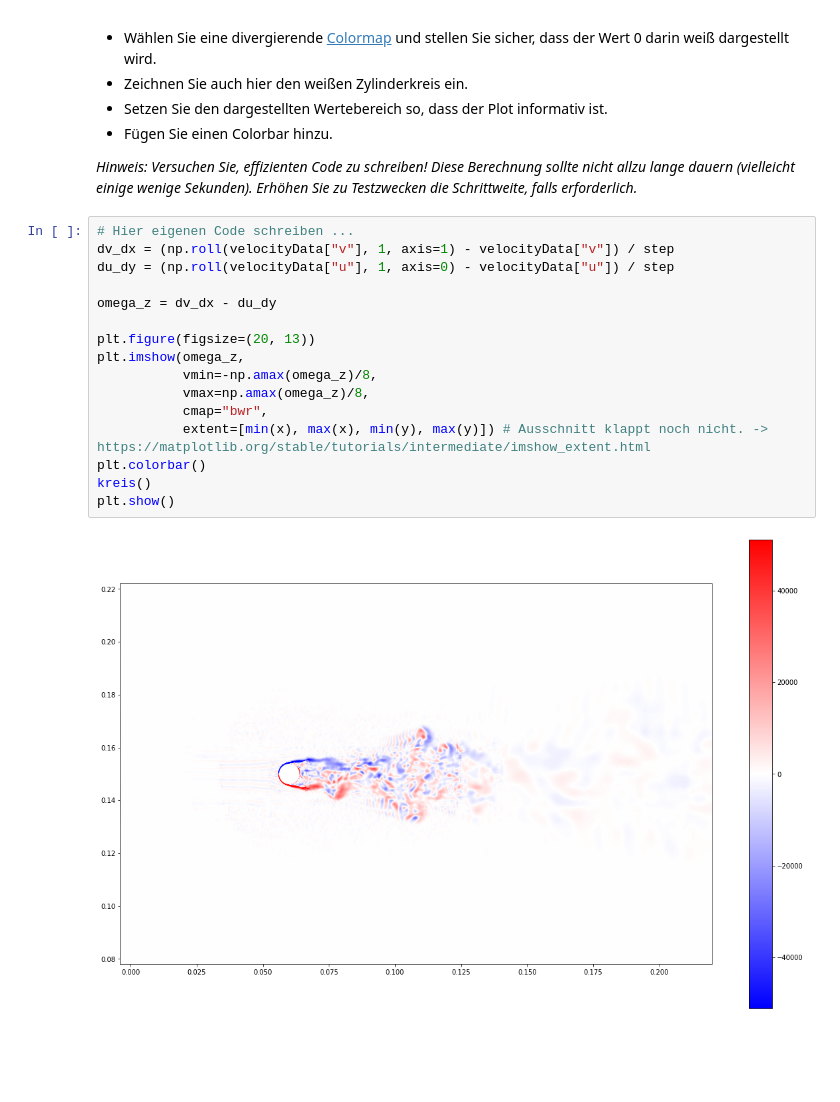
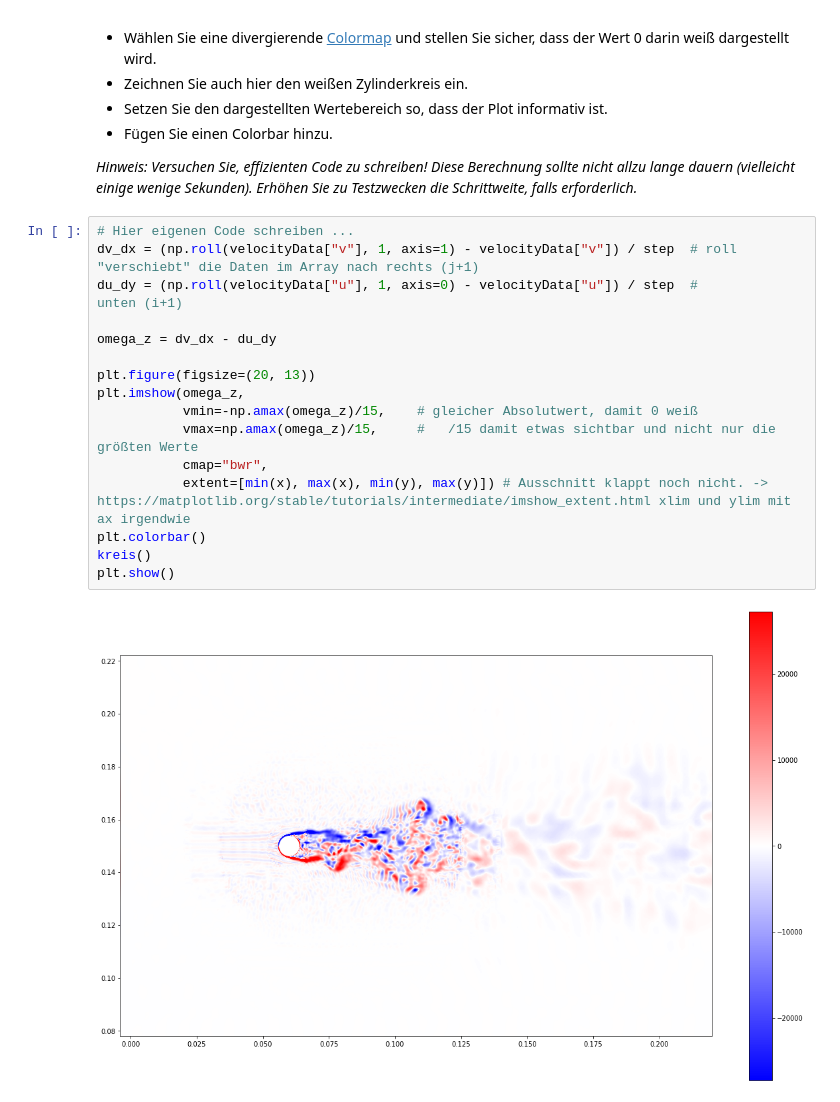
Before and after one commit to JuliusGoelz/Python_fuer_Ingenieure, a Jupyter notebook: HA3normal_Gruppe280.ipynb, the cells around one changed output. Saved outputs shown, nothing was run; the diff lists cells and outputs as text; blank space fills up the shorter version.

```diff
--- a/HA3normal_Gruppe280.ipynb
+++ b/HA3normal_Gruppe280.ipynb
@@ -266,19 +268,19 @@ mit $i=0\ldots N_\text{Zeilen}-1$, $j=0\ldots N_\text{Spalten}-1$.
 _Hinweis: Versuchen Sie, effizienten Code zu schreiben! Diese Berechnung sollte nicht allzu lange dauern (vielleicht einige wenige Sekunden). Erhöhen Sie zu Testzwecken die Schrittweite, falls erforderlich._
 # %%
 # Hier eigenen Code schreiben ...
-dv_dx = (np.roll(velocityData["v"], 1, axis=1) - velocityData["v"]) / step
-du_dy = (np.roll(velocityData["u"], 1, axis=0) - velocityData["u"]) / step
+dv_dx = (np.roll(velocityData["v"], 1, axis=1) - velocityData["v"]) / step  # roll "verschiebt" die Daten im Array nach rechts (j+1)
+du_dy = (np.roll(velocityData["u"], 1, axis=0) - velocityData["u"]) / step  #                                           unten (i+1)
 
 omega_z = dv_dx - du_dy
 
 plt.figure(figsize=(20, 13))
 plt.imshow(omega_z,
-           vmin=-np.amax(omega_z)/8,
-           vmax=np.amax(omega_z)/8,
+           vmin=-np.amax(omega_z)/15,    # gleicher Absolutwert, damit 0 weiß
+           vmax=np.amax(omega_z)/15,     #   /15 damit etwas sichtbar und nicht nur die größten Werte
            cmap="bwr",
-           extent=[min(x), max(x), min(y), max(y)]) # Ausschnitt klappt noch nicht. -> https://matplotlib.org/stable/tutorials/intermediate/imshow_extent.html
+           extent=[min(x), max(x), min(y), max(y)]) # Ausschnitt klappt noch nicht. -> https://matplotlib.org/stable/tutorials/intermediate/imshow_extent.html xlim und ylim mit ax irgendwie
 plt.colorbar()
 kreis()
 plt.show()
 # %% [output]
-[figure, old version]
+[figure, new version]
```
Also changed, not shown: parts of 1 cell of this notebook.
